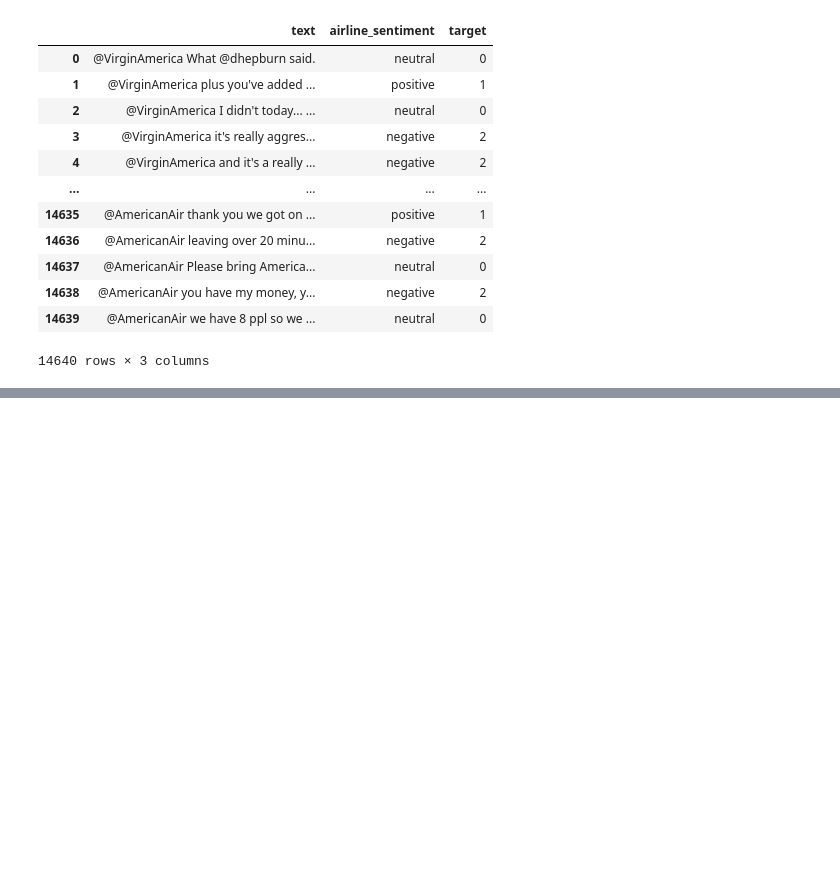
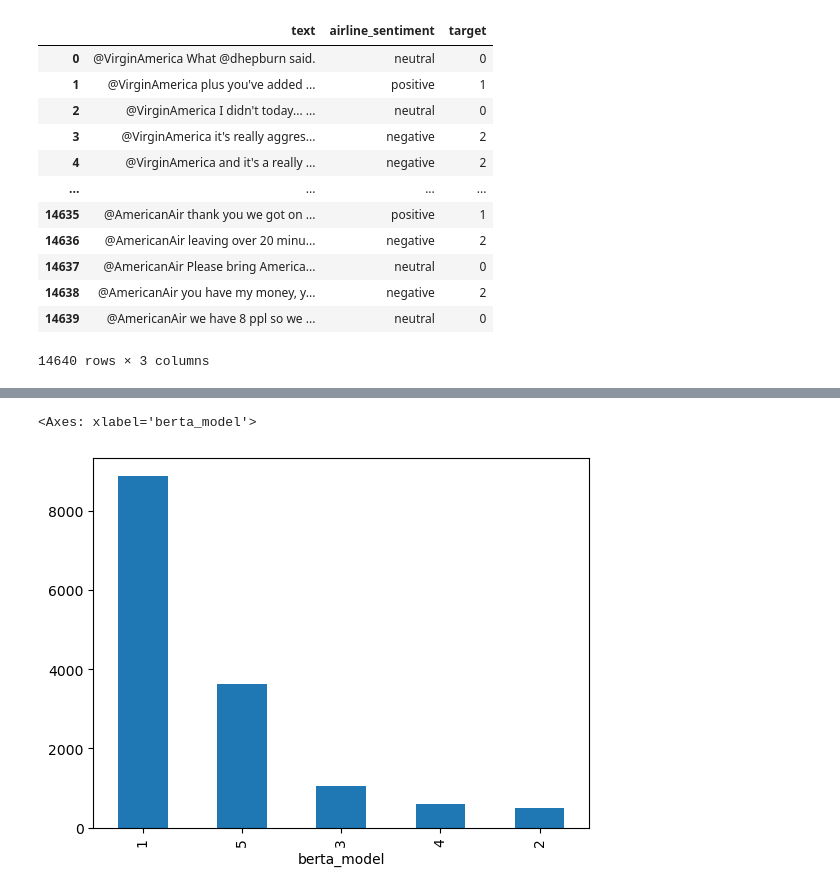
Before and after one commit to MaukanMir/NLP-Course-Docs-, a Jupyter notebook: airline-sentiment-2.ipynb, the cells around one changed output, grey strips where cells are left out. Saved outputs shown, nothing was run; the diff lists cells and outputs as text; code cells hidden in the pictures; blank space fills up the shorter version.

Commit message:
added new model

```diff
--- a/airline-sentiment-2.ipynb
+++ b/airline-sentiment-2.ipynb
@@ -148,0 +165,5 @@ df["berta_model"] = df["text"].apply(lambda review: sentiment_score(review, toke
+# %%
+df["berta_model"].value_counts().plot.bar()
+# %% [output]
+<Axes: xlabel='berta_model'>
+[figure, added]
```
Also changed, not shown: parts of 1 cell of this notebook.
